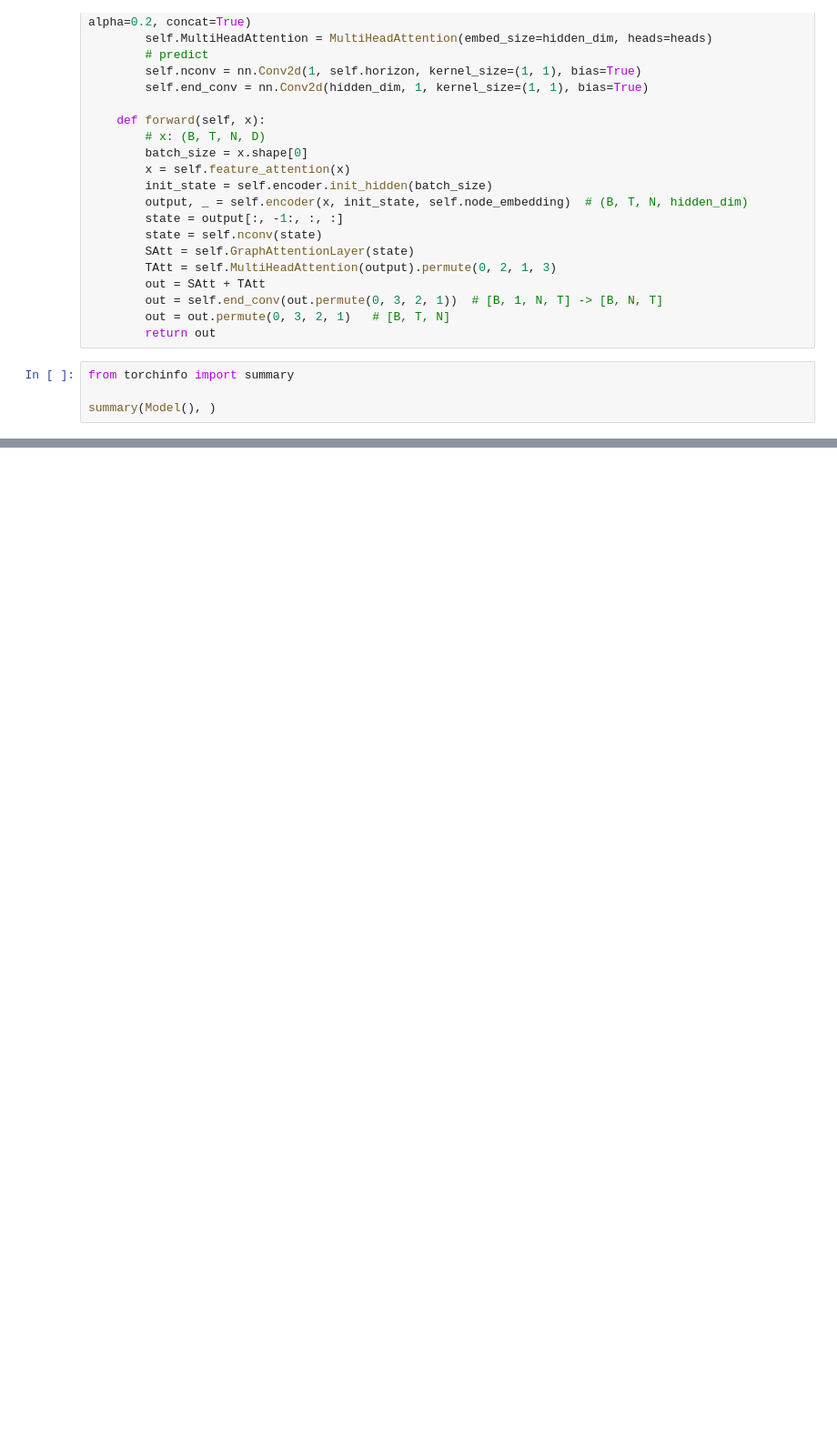
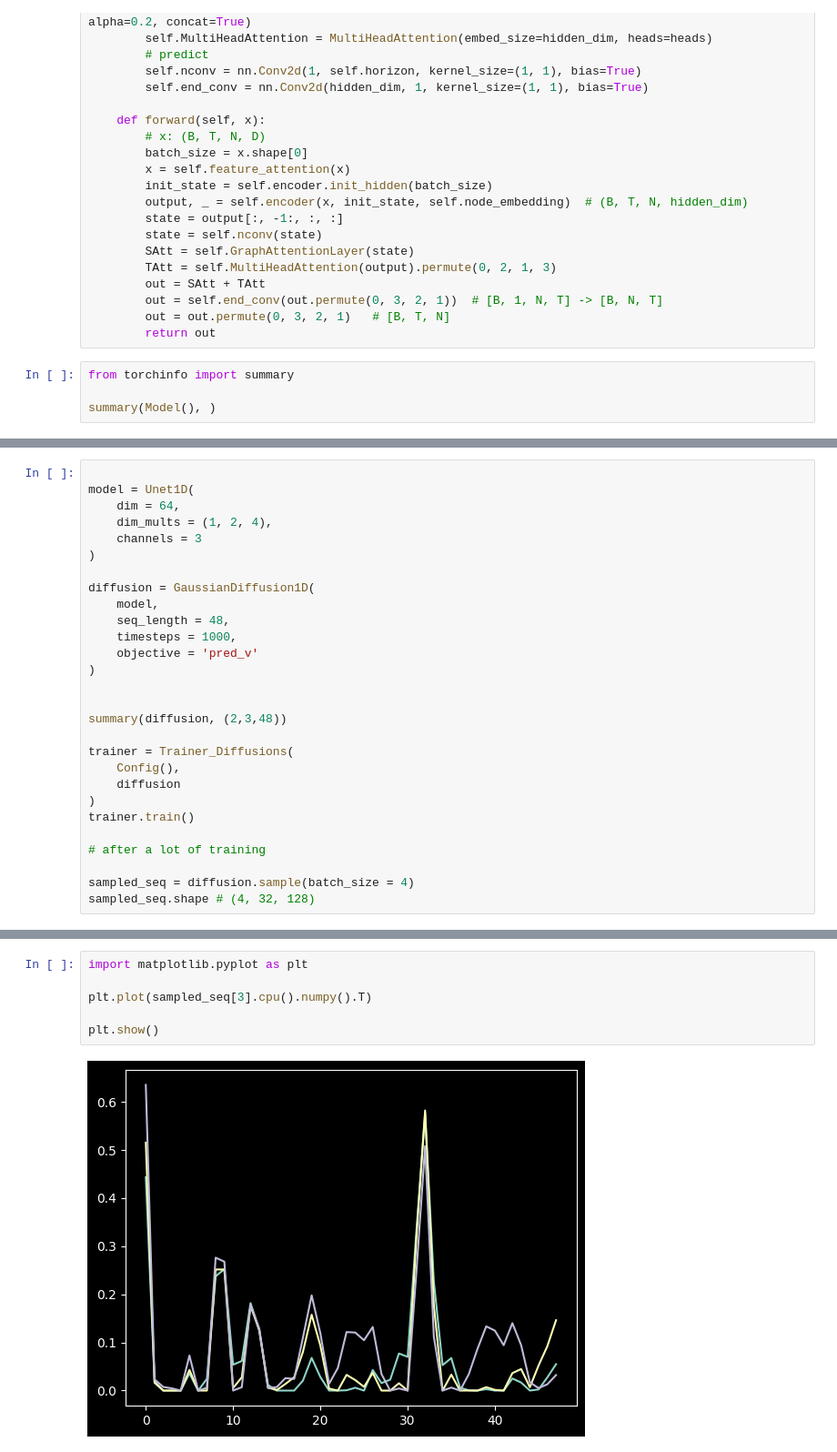
Before and after one commit to JohnsonzxChang/FAPEM, a Jupyter notebook: test.ipynb, the cells around one changed output, grey strips where cells are left out. Shown: that part at 91% size. Cells and saved outputs as stored; diff of their text form; blank space fills up the shorter version.

```diff
--- a/test.ipynb
+++ b/test.ipynb
@@ -298,0 +337,28 @@ summary(Model(), )
+# %%
+
+model = Unet1D(
+    dim = 64,
+    dim_mults = (1, 2, 4),
+    channels = 3
+)
+
+diffusion = GaussianDiffusion1D(
+    model,
+    seq_length = 48,
+    timesteps = 1000,
+    objective = 'pred_v'
+)
+
+
+summary(diffusion, (2,3,48))
+
+trainer = Trainer_Diffusions(
+    Config(),
+    diffusion
+)
+trainer.train()
+
+# after a lot of training
+
+sampled_seq = diffusion.sample(batch_size = 4)
+sampled_seq.shape # (4, 32, 128)
@@ -298,0 +379,8 @@ summary(Model(), )
+# %%
+import matplotlib.pyplot as plt
+
+plt.plot(sampled_seq[3].cpu().numpy().T)
+
+plt.show()
+# %% [output]
+[figure, added]
```
Also changed, not shown: parts of 4 cells of this notebook, 9 other files.
